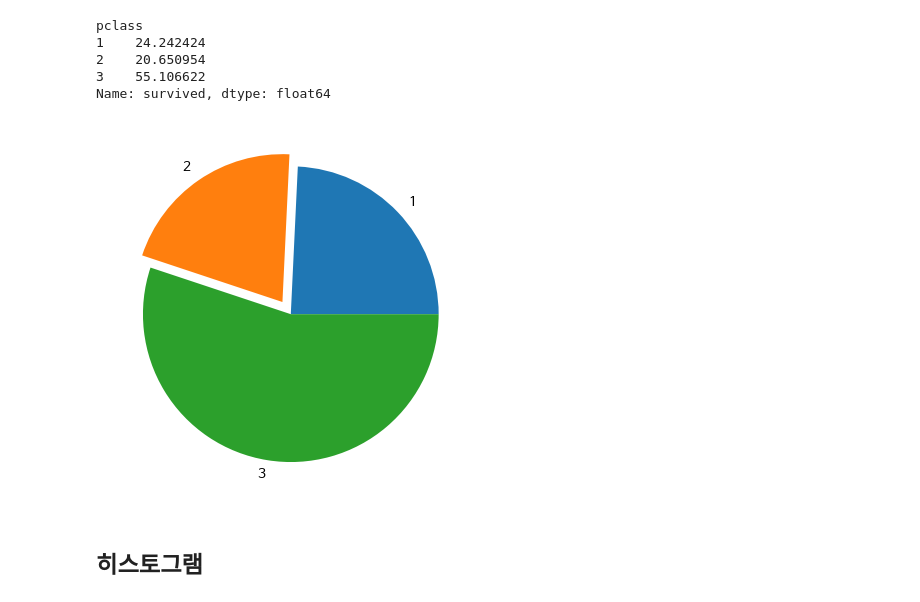
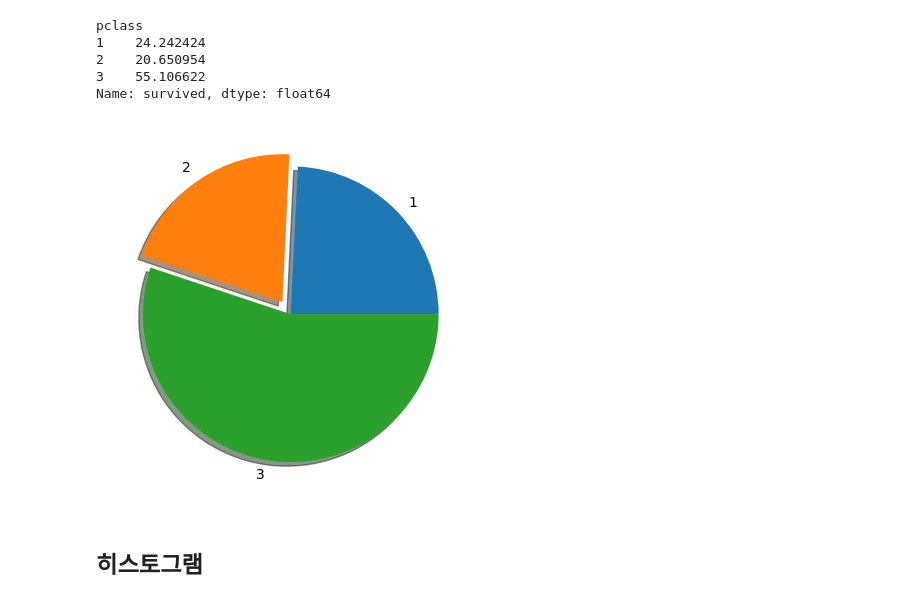
Before and after one commit to SongChaeRin7987/OUTTA, a Jupyter notebook: 송채린_data_visualization_1.ipynb, the cells around one changed output. Saved outputs shown, nothing was run; the diff lists cells and outputs as text; code cells hidden in the pictures.

```diff
--- a/송채린_data_visualization_1.ipynb
+++ b/송채린_data_visualization_1.ipynb
@@ -992,13 +992,13 @@ Name: survived, dtype: float64
 # %%
 explode = [0, 0.1, 0] # pie graph의 explode
 
 ## type your code ##
 # pie graph 그리기 #
-plt.pie(ratio, explode = explode, labels = labels)
+plt.pie(ratio, explode = explode, labels = labels, shadow=True)
 
 plt.show();
 # %% [output]
-[figure, old version]
+[figure, new version]
 # %% [markdown]
 ## 히스토그램
 # %% [markdown]
```
Also changed, not shown: parts of 1 cell of this notebook.
